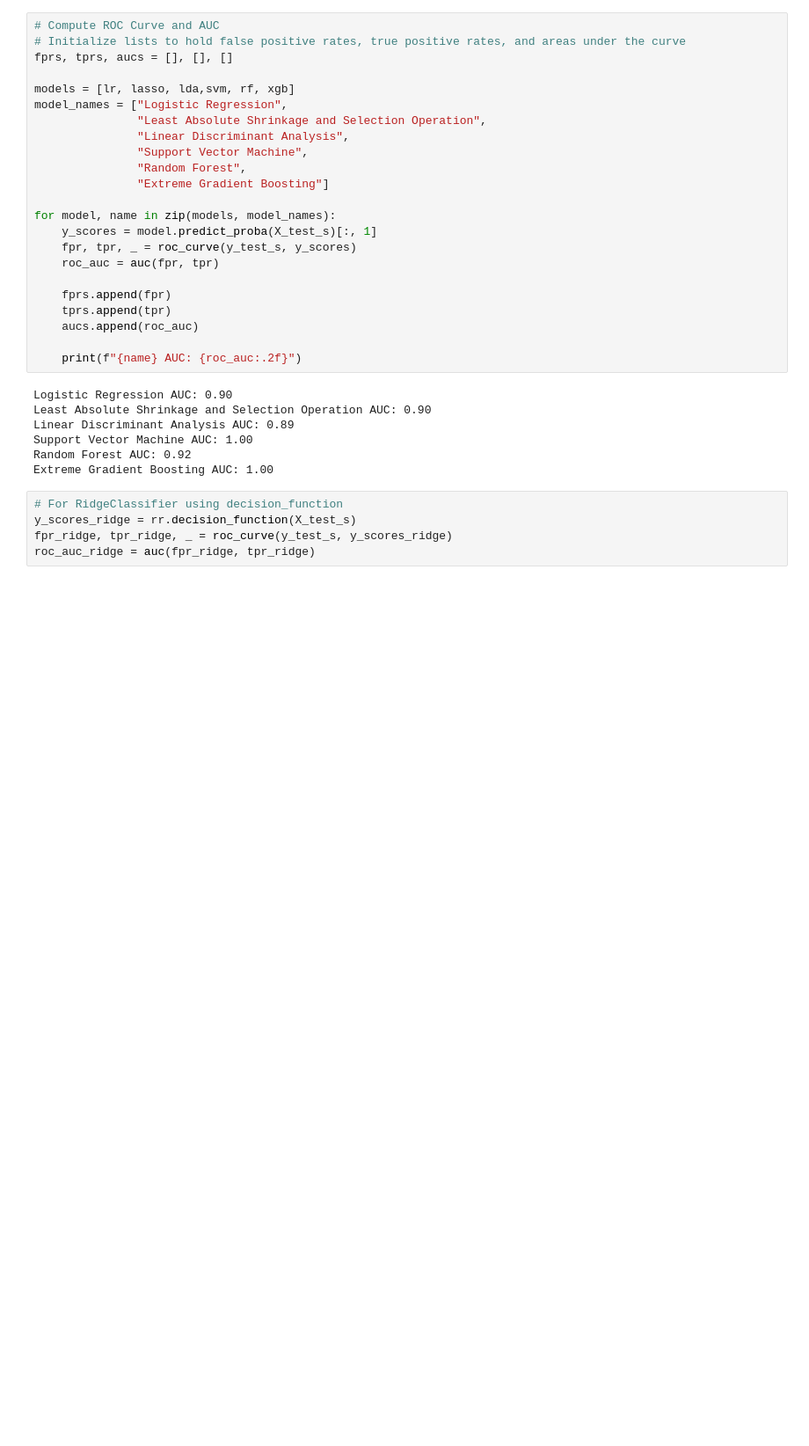
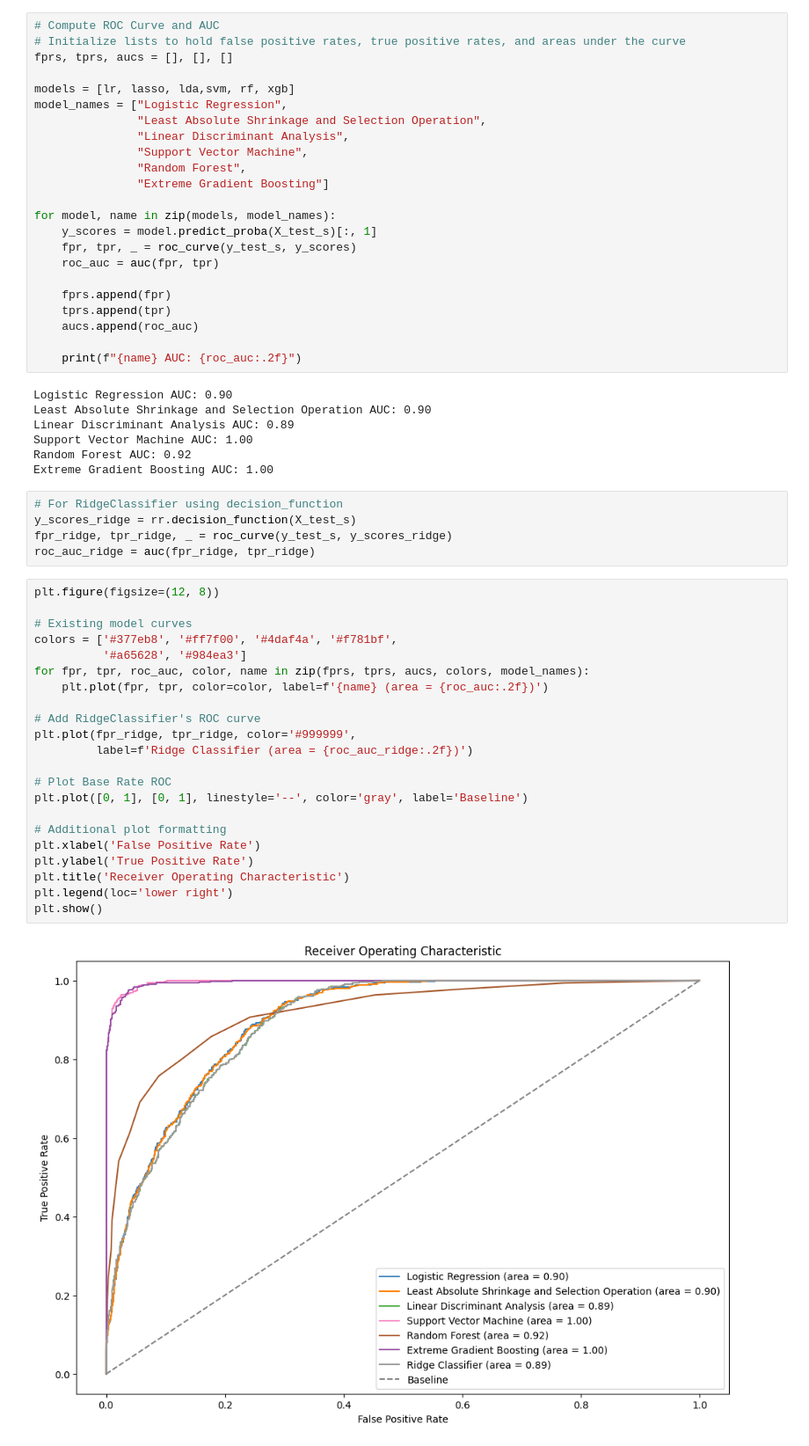
Before and after one commit to KomlaRD/machine_learning_dhs, a Jupyter notebook: ml_undernutrition.ipynb, the cells around one changed output. Shown: that part at 88% size. Cells and saved outputs as stored; diff of their text form; blank space fills up the shorter version.

Commit message:
Plot ROC curves for all models

```diff
--- a/ml_undernutrition.ipynb
+++ b/ml_undernutrition.ipynb
@@ -841,3 +841,27 @@ Extreme Gradient Boosting AUC: 1.00
 y_scores_ridge = rr.decision_function(X_test_s)
 fpr_ridge, tpr_ridge, _ = roc_curve(y_test_s, y_scores_ridge)
 roc_auc_ridge = auc(fpr_ridge, tpr_ridge)
+# %%
+plt.figure(figsize=(12, 8))
+
+# Existing model curves
+colors = ['#377eb8', '#ff7f00', '#4daf4a', '#f781bf',
+          '#a65628', '#984ea3']
+for fpr, tpr, roc_auc, color, name in zip(fprs, tprs, aucs, colors, model_names):
+    plt.plot(fpr, tpr, color=color, label=f'{name} (area = {roc_auc:.2f})')
+
+# Add RidgeClassifier's ROC curve
+plt.plot(fpr_ridge, tpr_ridge, color='#999999',
+         label=f'Ridge Classifier (area = {roc_auc_ridge:.2f})')
+
+# Plot Base Rate ROC
+plt.plot([0, 1], [0, 1], linestyle='--', color='gray', label='Baseline')
+
+# Additional plot formatting
+plt.xlabel('False Positive Rate')
+plt.ylabel('True Positive Rate')
+plt.title('Receiver Operating Characteristic')
+plt.legend(loc='lower right')
+plt.show()
+# %% [output]
+[figure, added]
```
